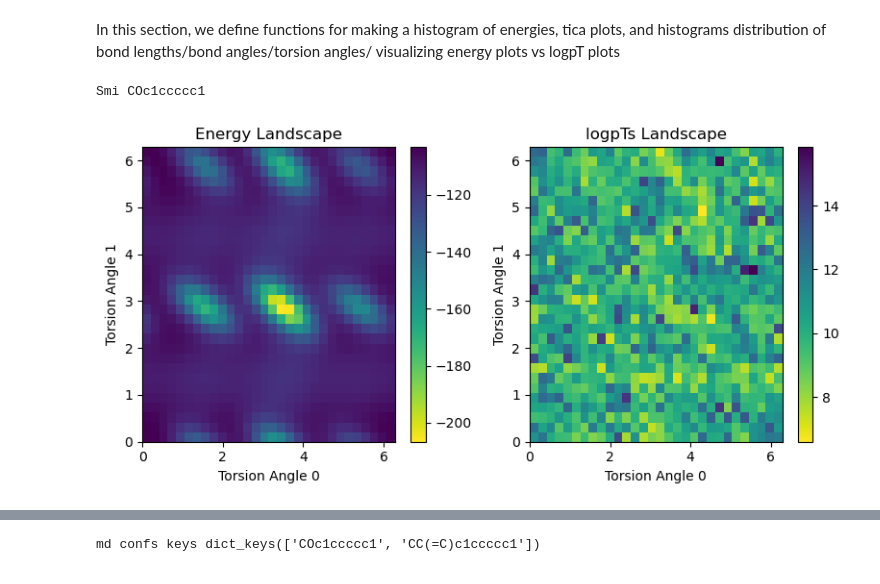
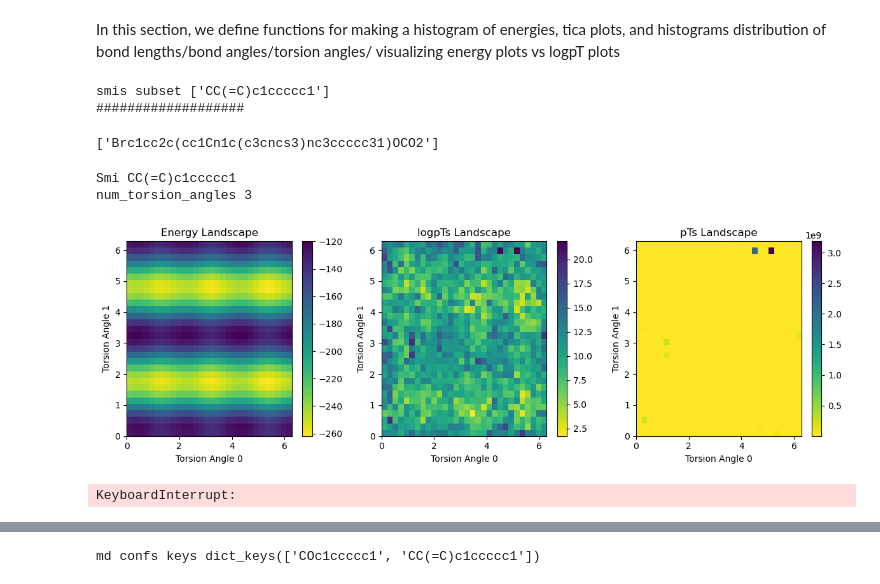
Before and after one commit to LenaNehale/torsional-diffusion, a Jupyter notebook: playground.ipynb, the cells around one changed output, grey strips where cells are left out. Drawn from its saved outputs; the diff is of its cells as text; code cells hidden in the pictures.

```diff
--- a/playground.ipynb
+++ b/playground.ipynb
@@ -280,58 +248,87 @@ logrew_clamp = -1e5
 n_smis_batch = 1
 energy_fn, seed, p_replay, p_expl, diffusion_steps, batch_size = 'mmff', 0, 0.0, 0.0, 20, 1024
 #smis = " CCS  C1C=CC[C@@H]2[C@@H]1C(=O)N(C2=O)SC(Cl)(Cl)Cl  COc1ccccc1  CC(=C)c1ccccc1  CCc1cccc2c1cccc2".split()
-smis = "COc1ccccc1".split()
+smis = "CC(=C)c1ccccc1".split()
 limit_train_mols = len(smis)
 max_n_local_structures = 1
-train_mode = 'gflownet'
+train_mode = 'diffusion'
 # %%
 from gflownet.make_eval_plots import *
 
 
 exp_path = f"{train_mode}_{energy_fn}_{seed}_limit_train_mols_{limit_train_mols}_p_replay_{p_replay}_p_expl_{p_expl}_diffusion_steps_{diffusion_steps}_max_n_local_structures_{max_n_local_structures}"
 if limit_train_mols == 1 :
-    exp_path += f"_smi_{' ' + smis[0]}"
+    exp_path += f"_smi_{smis[0]}"
 model = load_model(exp_path, device)
 
 
 
-#generated_stuff = generate_stuff(model, smis, n_smis_batch, batch_size, diffusion_steps, T, logrew_clamp, energy_fn,device, sigma_min, sigma_max)
-#torch.cuda.empty_cache()
+generated_stuff = generate_stuff(model, smis, n_smis_batch, batch_size, diffusion_steps, T, logrew_clamp, energy_fn,device, sigma_min, sigma_max)
+torch.cuda.empty_cache()
+# %% [output]
+smis subset ['CC(=C)c1ccccc1']
+###################
 # %%
 make_logrew_histograms(generated_stuff, exp_path, label = 'train', range = 2)
 # %%
 make_localstructures_histograms(generated_stuff, exp_path, label = 'train')
+# %%
+smis
+# %% [output]
+['Brc1cc2c(cc1Cn1c(c3cncs3)nc3ccccc31)OCO2']
 # %%
 # Visualize the logpTs landscape vs the ground truth energy for a molecule with 2 torsion angles
 import itertools
 steps = 20
 num_points = 30
-num_trajs = 16
+num_trajs = 64
+get_pt = True
+plot_sampled_confs = False
+init_positions_path = "/home/mila/l/lena-nehale.ezzine/ai4mols/torsional-diffusion/data/md_trajs_dict.pkl"
+if get_pt == False:
+    model = None
 for smi in smis:
     print('Smi', smi)
-    data = make_dataset_from_smi([smi], init_positions_path= "/home/mila/l/lena-nehale.ezzine/ai4mols/torsional-diffusion/data/md_trajs_dict.pkl" , n_local_structures = 1, max_n_local_structures=1)[0][0]
+    data = make_dataset_from_smi([smi], init_positions_path=init_positions_path , n_local_structures = 1, max_n_local_structures=1)[0][0]
     num_torsion_angles = len(data.mask_rotate)
+    print('num_torsion_angles', num_torsion_angles)
     for ix0, ix1 in itertools.combinations(range(num_torsion_angles), 2):
-        energy_landscape, logpTs = get_2dheatmap_array_and_pt(data, model, sigma_min, sigma_max,  steps, device, num_points, ix0 = ix0, ix1 = ix1, energy_fn = energy_fn, ode = False, num_trajs = num_trajs, T = T  , get_pt = True)
-
-
-        fig, ax = plt.subplots(1, 2, figsize=(8, 4))
+        energy_landscape, logpTs = get_2dheatmap_array_and_pt(data, model, sigma_min, sigma_max,  steps, device, num_points, ix0 = ix0, ix1 = ix1, energy_fn = energy_fn, ode = False, num_trajs = num_trajs, T = T  , get_pt = get_pt)
+        energy_landscape = np.array(energy_landscape)
+        energy_landscape[energy_landscape > - logrew_clamp] = - logrew_clamp
+        fig, ax = plt.subplots(1, 3, figsize=(12, 4))
 
         # Plot energy landscape
-        ax[0].imshow( - np.array(energy_landscape).transpose() / T, extent=[0, 2 * np.pi, 0, 2 * np.pi], origin='lower', aspect='auto', cmap='viridis_r', vmin= - np.max(energy_landscape) / T, vmax= - np.min(energy_landscape) / T)
+        #ax[0].imshow( 100 * np.log(np.array(energy_landscape).transpose()), extent=[0, 2 * np.pi, 0, 2 * np.pi], origin='lower', aspect='auto', cmap='viridis_r')
+        ax[0].imshow(  - np.array(energy_landscape).transpose() / T, extent=[0, 2 * np.pi, 0, 2 * np.pi], origin='lower', aspect='auto', cmap='viridis_r', vmin=  - np.max(energy_landscape) / T, vmax=  - np.min(energy_landscape) / T)
         ax[0].set_title('Energy Landscape')
         ax[0].set_xlabel(f'Torsion Angle {ix0}')
         ax[0].set_ylabel(f'Torsion Angle {ix1}')
         fig.colorbar(ax[0].images[0], ax=ax[0], orientation='vertical')
 
+        if get_pt:
         # Plot logpTs
-        ax[1].imshow(np.array(logpTs).transpose(), extent=[0, 2 * np.pi, 0, 2 * np.pi], origin='lower', aspect='auto', cmap='viridis_r', vmin=np.min(logpTs), vmax=np.max(logpTs))
-        ax[1].set_title('logpTs Landscape')
-        ax[1].set_xlabel(f'Torsion Angle {ix0}')
-        ax[1].set_ylabel(f'Torsion Angle {ix1}')
-        fig.colorbar(ax[1].images[0], ax=ax[1], orientation='vertical')
+            ax[1].imshow(np.array(logpTs).transpose(), extent=[0, 2 * np.pi, 0, 2 * np.pi], origin='lower', aspect='auto', cmap='viridis_r', vmin=np.min(logpTs), vmax=np.max(logpTs))
+            ax[1].set_title('logpTs Landscape')
+            ax[1].set_xlabel(f'Torsion Angle {ix0}')
+            ax[1].set_ylabel(f'Torsion Angle {ix1}')
+            fig.colorbar(ax[1].images[0], ax=ax[1], orientation='vertical')
+
+        # Plot pTs
+            ax[2].imshow(np.exp(np.array(logpTs).transpose()), extent=[0, 2 * np.pi, 0, 2 * np.pi], origin='lower', aspect='auto', cmap='viridis_r', vmin=np.exp(np.min(logpTs)), vmax=np.exp(np.max(logpTs)))
+            ax[2].set_title('pTs Landscape')
+            ax[2].set_xlabel(f'Torsion Angle {ix0}')
+            ax[2].set_ylabel(f'Torsion Angle {ix1}')
+            fig.colorbar(ax[2].images[0], ax=ax[2], orientation='vertical')
+
+        if plot_sampled_confs:
+            pass
+
+
         plt.tight_layout()
         plt.show()
 # %% [output]
-Smi COc1ccccc1
+Smi CC(=C)c1ccccc1
+num_torsion_angles 3
-[figure, old version]
+[figure, new version]
+KeyboardInterrupt:
```
Also changed, not shown: parts of 6 cells of this notebook, 6 other files.
